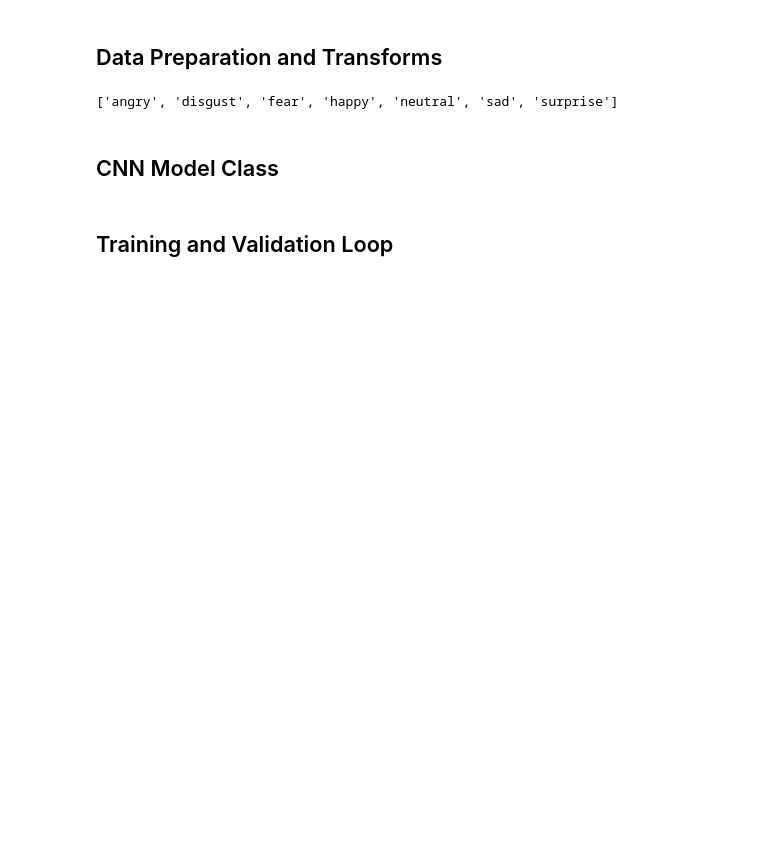
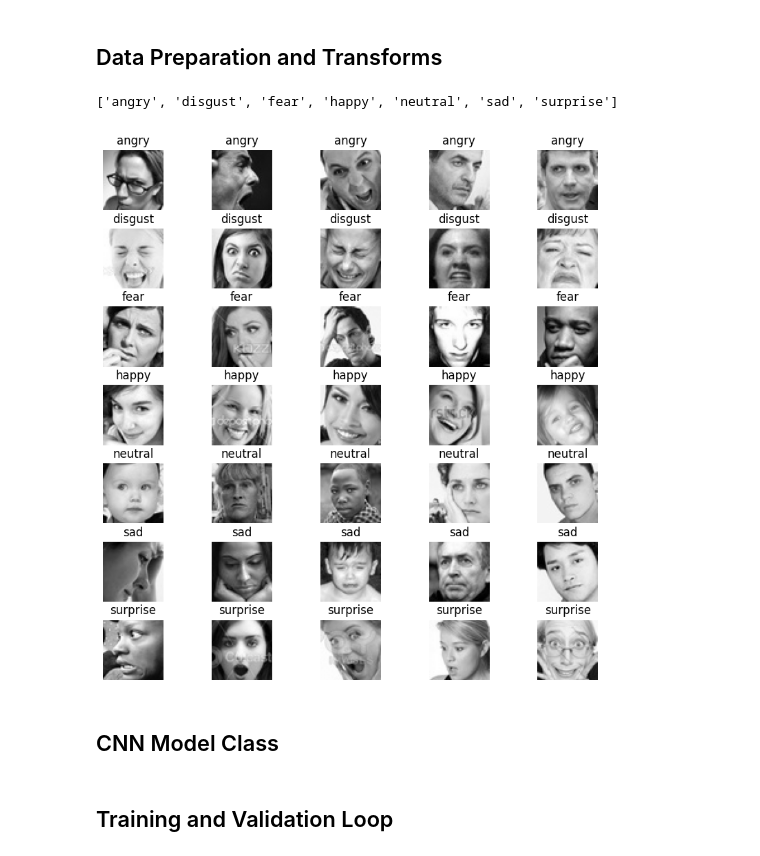
Before and after one commit to alex-escobar-h/Facial-Expression-Recognition-Model, a Jupyter notebook: facial_expression_recognition.ipynb, the cells around one changed output. Drawn from its saved outputs; the diff is of its cells as text; code cells hidden in the pictures; blank space fills up the shorter version.

Commit message:
adds plot with sample training images by emotion

```diff
--- a/facial_expression_recognition.ipynb
+++ b/facial_expression_recognition.ipynb
@@ -24,9 +24,11 @@ replace test/angry/PrivateTest_10131363.jpg? [y]es, [n]o, [A]ll, [N]one, [r]enam
 # %% [markdown]
 ## Data Preparation and Transforms
 # %%
-import torch
+# import torch
 from torch.utils.data import DataLoader, random_split
 from torchvision import datasets, transforms
+import matplotlib.pyplot as plt
+import random
 
 normalize = transforms.Normalize(mean=[0.5],std=[0.5])
 batch_size = 64
@@ -35,47 +37,67 @@ num_workers = 0
 # Define transforms
 train_transform = transforms.Compose([
     transforms.Grayscale(),
-    transforms.RandomHorizontalFlip(p=0.5),
-    transforms.RandomRotation(10),
+    # transforms.RandomHorizontalFlip(p=0.5),
+    # transforms.RandomRotation(10),
     transforms.ToTensor(),
     normalize
 ])
 
 val_test_transform = transforms.Compose([
     transforms.Grayscale(),
-    transforms.Resize((48,48)),
+    # transforms.Resize((48,48)),
     transforms.ToTensor(),
     normalize
 ])
 
 # Load datasets
 train_dataset_full = datasets.ImageFolder(root='/content/train', transform=train_transform)
 
 # Split training data into training and validation (80%/20%)
 val_dataset_size = int(0.2*len(train_dataset_full))
 train_dataset_size = len(train_dataset_full) - val_dataset_size
 
 # Randomly split the full training dataset into 80% training and 20% validation subsets.
 # The manual seed ensures reproducibility - the same split every time this code runs.
 train_dataset, val_dataset = random_split(
     train_dataset_full,[train_dataset_size,val_dataset_size], generator=torch.Generator().manual_seed(42)
 )
 
 train_dataset.dataset.transform=train_transform
 val_dataset.dataset.transform=val_test_transform
 
 test_dataset = datasets.ImageFolder('/content/test', transform=val_test_transform)
 
 # Wrap datasets in DataLoaders
 train_loader = DataLoader(train_dataset,batch_size=batch_size, shuffle=True, num_workers=num_workers)
 val_loader = DataLoader(val_dataset,batch_size=batch_size, shuffle=False, num_workers=num_workers)
 test_loader = DataLoader(test_dataset,batch_size=batch_size, shuffle=False, num_workers=num_workers)
 
 # Retrieve classifications from training dataset
 classes = train_dataset.dataset.classes
 print(classes)
+
+# Visualize training images
+sample_num = 5
+fig, axes = plt.subplots(nrows=len(classes), ncols=sample_num, figsize=(10,10))
+
+for i, emotion in enumerate(classes):
+    # Get all indices in train_dataset_full that belong to the current emotion
+    indices = [idx for idx, (_, label) in enumerate(train_dataset_full.samples) if label == i]
+    # Randomly sample indices for visualization
+    sample_indices = random.sample(indices, sample_num)
+    for j, idx in enumerate(sample_indices):
+        img_path, _ = train_dataset_full.samples[idx]
+        image = plt.imread(img_path)
+        axes[i][j].imshow(image, cmap='gray')
+        axes[i][j].set_title(emotion)
+        axes[i][j].axis('off')
+
+plt.subplots_adjust(wspace=0.1, hspace=0.3)
+plt.show()
 # %% [output]
 ['angry', 'disgust', 'fear', 'happy', 'neutral', 'sad', 'surprise']
+[figure, added]
 # %% [markdown]
 ## CNN Model Class
 # %%
```
Also changed, not shown: parts of 4 cells of this notebook.
